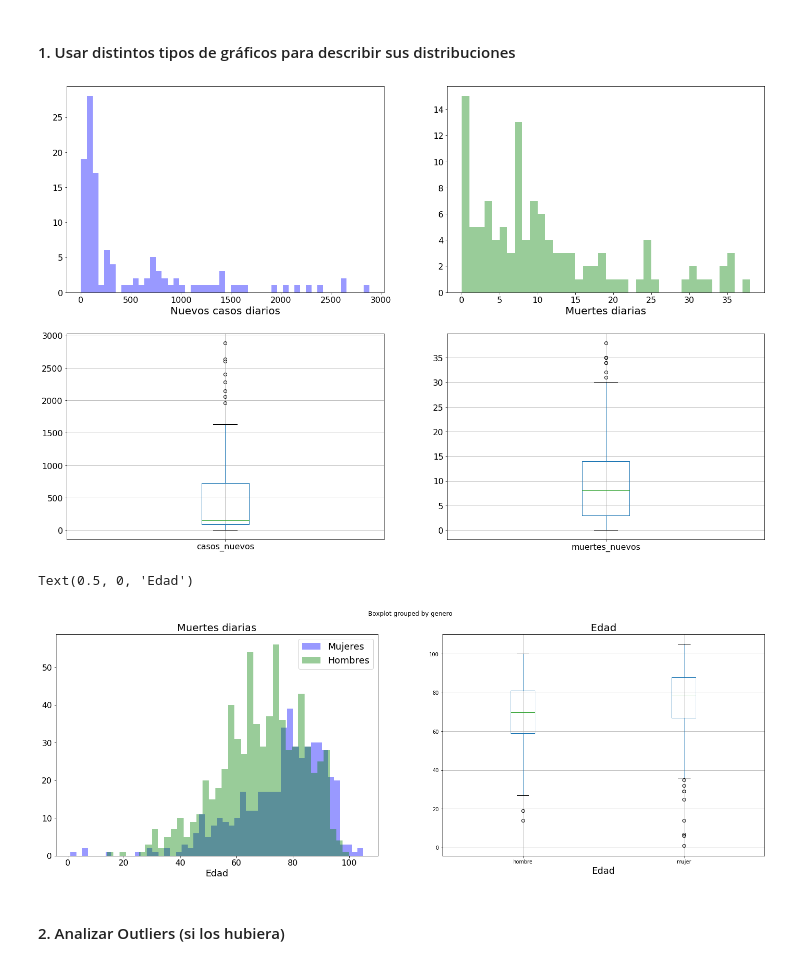
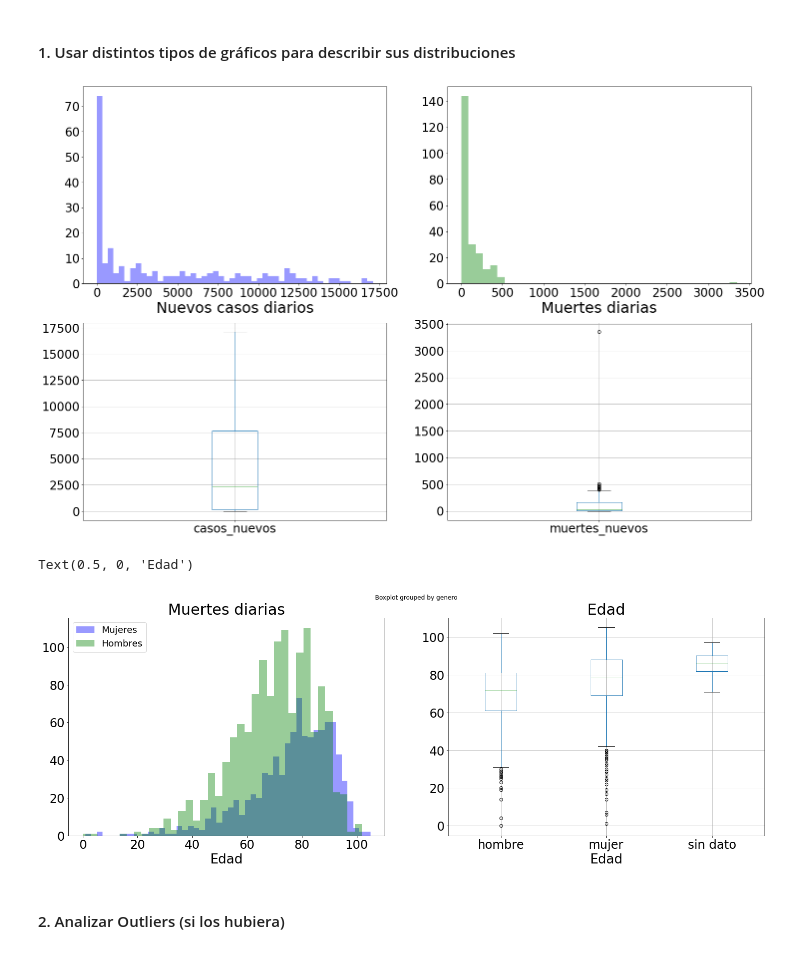
Before and after one commit to ldidone/mentoria-diplodatos, a Jupyter notebook: Practico 1/practico_1_analisis_y_visualizacion.ipynb, the cells around one changed output. Saved outputs shown, nothing was run; the diff lists cells and outputs as text; code cells hidden in the pictures.

```diff
--- a/Practico 1/practico_1_analisis_y_visualizacion.ipynb
+++ b/Practico 1/practico_1_analisis_y_visualizacion.ipynb
@@ -19,5 +19,6 @@ Puesto que el dataset se actualiza diariamente, para empezar a trabajar con el e
 
 En el mismo tenemos tres subconjuntos de datos.
 # %%
-path = 'C:/Users/lucas/Documents/DIPLODATOS/MENTORÍA/Datos-Covid19-Argentina/'
+#path = 'C:/Users/lucas/Documents/DIPLODATOS/MENTORÍA/Datos-Covid19-Argentina/'
+url = 'https://raw.githubusercontent.com/lucia15/Datos-Covid19-Argentina/master'
 # %%
@@ -29,7 +30,7 @@ file2 = os.path.join(path, 'Argentina-covid19-por-provincia.csv')
 
 data2 = pd.read_csv(file2, error_bad_lines=False)
 # %%
-file3 = os.path.join(path, 'Argentina-covid19-fallecidos.csv')
+file3 = os.path.join(url, 'Argentina-covid19-fallecidos.csv')
 
 data3 = pd.read_csv(file3, error_bad_lines=False)
 # %% [markdown]
@@ -224,44 +225,44 @@ sns.distplot(data1['casos_nuevos'],kde=False, bins=50, label='Nuevos casos diari
 sns.distplot(data1['muertes_nuevos'],kde=False, bins=38, label='Muertes diarias', color='green', ax=axs[0,1])
 
 for ax in axs[0]:
-    ax.title.set_fontsize(20)
-    ax.tick_params(axis="x", labelsize=16)
-    ax.tick_params(axis="y", labelsize=16)
-axs[0,0].set_xlabel('Nuevos casos diarios', fontsize = 20)
-axs[0,1].set_xlabel('Muertes diarias', fontsize = 20)
+    ax.title.set_fontsize(30)
+    ax.tick_params(axis="x", labelsize=24)
+    ax.tick_params(axis="y", labelsize=24)
+axs[0,0].set_xlabel('Nuevos casos diarios', fontsize = 30)
+axs[0,1].set_xlabel('Muertes diarias', fontsize = 30)
 
 data1.boxplot(column='casos_nuevos', ax=axs[1,0])
 data1.boxplot(column='muertes_nuevos', ax=axs[1,1])
 
 for ax in axs[1]:
     ax.title.set_fontsize(20)
-    ax.tick_params(axis="x", labelsize=16)
-    ax.tick_params(axis="y", labelsize=16)
+    ax.tick_params(axis="x", labelsize=24)
+    ax.tick_params(axis="y", labelsize=24)
 # %% [output]
-[figure, old version]
+[figure, new version]
 # %%
 muertes_mujeres = data3[data3['genero']=='mujer']
 muertes_varones = data3[data3['genero']=='hombre']
 # %%
 fig, axs = plt.subplots(ncols=2, figsize=(24, 8))  # para plotear un gráfico al lado del otro
 
 
 sns.distplot(muertes_mujeres['edad'],kde=False, bins=50, label='Mujeres', color='blue', ax=axs[0])
 sns.distplot(muertes_varones['edad'],kde=False, bins=38, label='Hombres', color='green', ax=axs[0])
 
-axs[0].tick_params(axis="x", labelsize=16)
-axs[0].tick_params(axis="y", labelsize=16)
-axs[0].set_xlabel('Edad', fontsize = 18)
+axs[0].tick_params(axis="x", labelsize=24)
+axs[0].tick_params(axis="y", labelsize=24)
+axs[0].set_xlabel('Edad', fontsize = 26)
 axs[0].legend(fontsize=18)
-axs[0].set_title('Muertes diarias',fontsize=20)
+axs[0].set_title('Muertes diarias',fontsize=30)
 
-data3.boxplot(column='edad',by='genero', rot=0, ax=axs[1]);
+data3.boxplot(column='edad',by='genero', rot=0, ax=axs[1], fontsize=24);
 
-axs[1].set_title('Edad',fontsize=20)
-axs[1].set_xlabel('Edad', fontsize = 18)
+axs[1].set_title('Edad',fontsize=30)
+axs[1].set_xlabel('Edad', fontsize = 26)
 # %% [output]
 Text(0.5, 0, 'Edad')
-[figure, old version]
+[figure, new version]
 # %% [markdown]
 #### 2.   Analizar Outliers (si los hubiera)
 # %%
```
Also changed, not shown: parts of 70 cells of this notebook, 4 other files.
